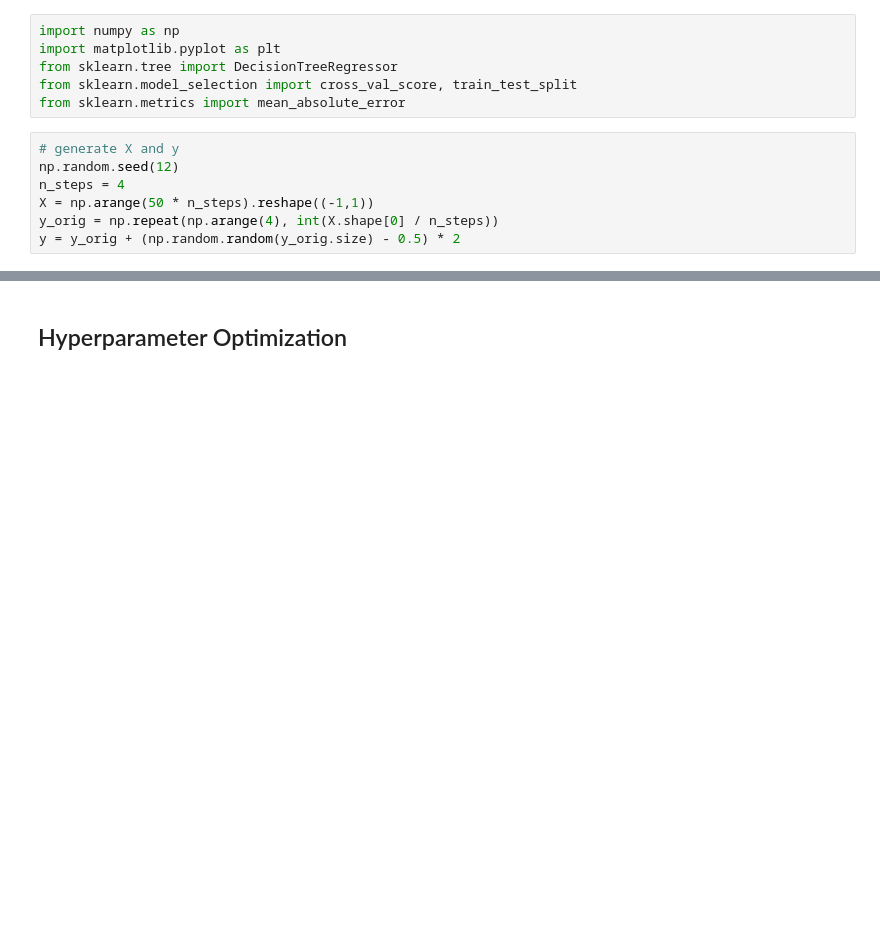
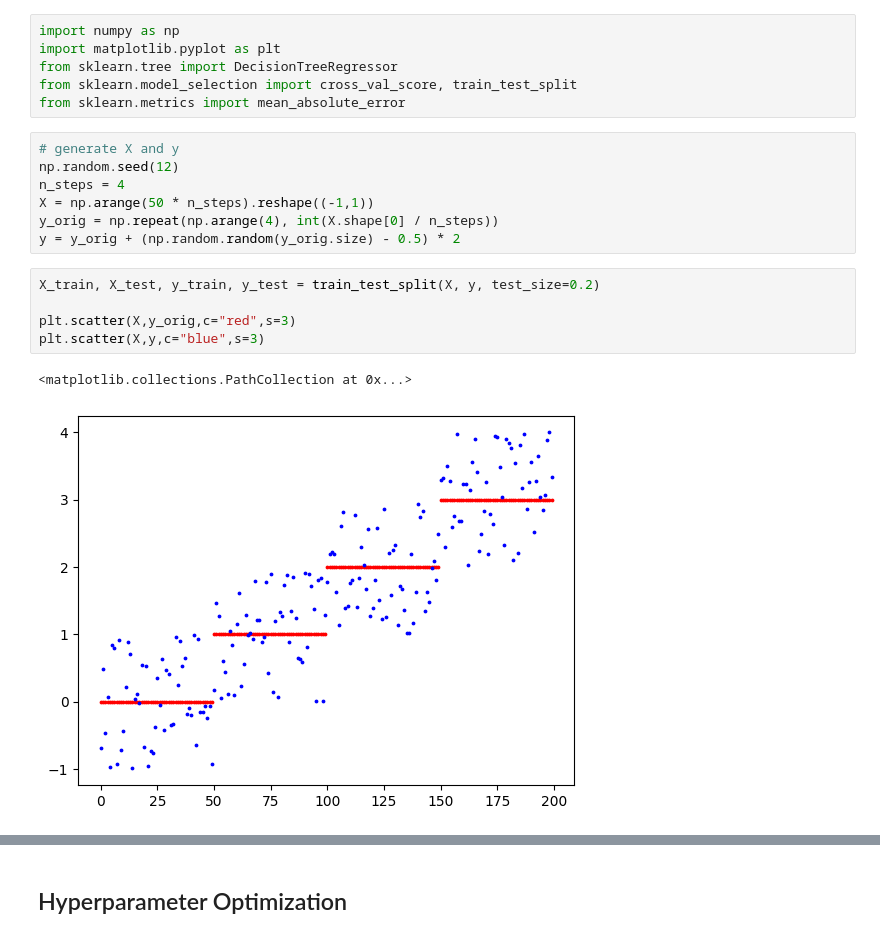
Before and after one commit to luimui/DataScience, a Jupyter notebook: exercise_04.ipynb, the cells around one changed output, grey strips where cells are left out. Drawn from its saved outputs; the diff is of its cells as text; blank space fills up the shorter version.

```diff
--- a/exercise_04.ipynb
+++ b/exercise_04.ipynb
@@ -24,3 +28,11 @@ n_steps = 4
 X = np.arange(50 * n_steps).reshape((-1,1))
 y_orig = np.repeat(np.arange(4), int(X.shape[0] / n_steps))
 y = y_orig + (np.random.random(y_orig.size) - 0.5) * 2
+# %%
+X_train, X_test, y_train, y_test = train_test_split(X, y, test_size=0.2)
+
+plt.scatter(X,y_orig,c="red",s=3)
+plt.scatter(X,y,c="blue",s=3)
+# %% [output]
+<matplotlib.collections.PathCollection at 0x...>
+[figure, added]
```
Also changed, not shown: parts of 15 cells of this notebook.
